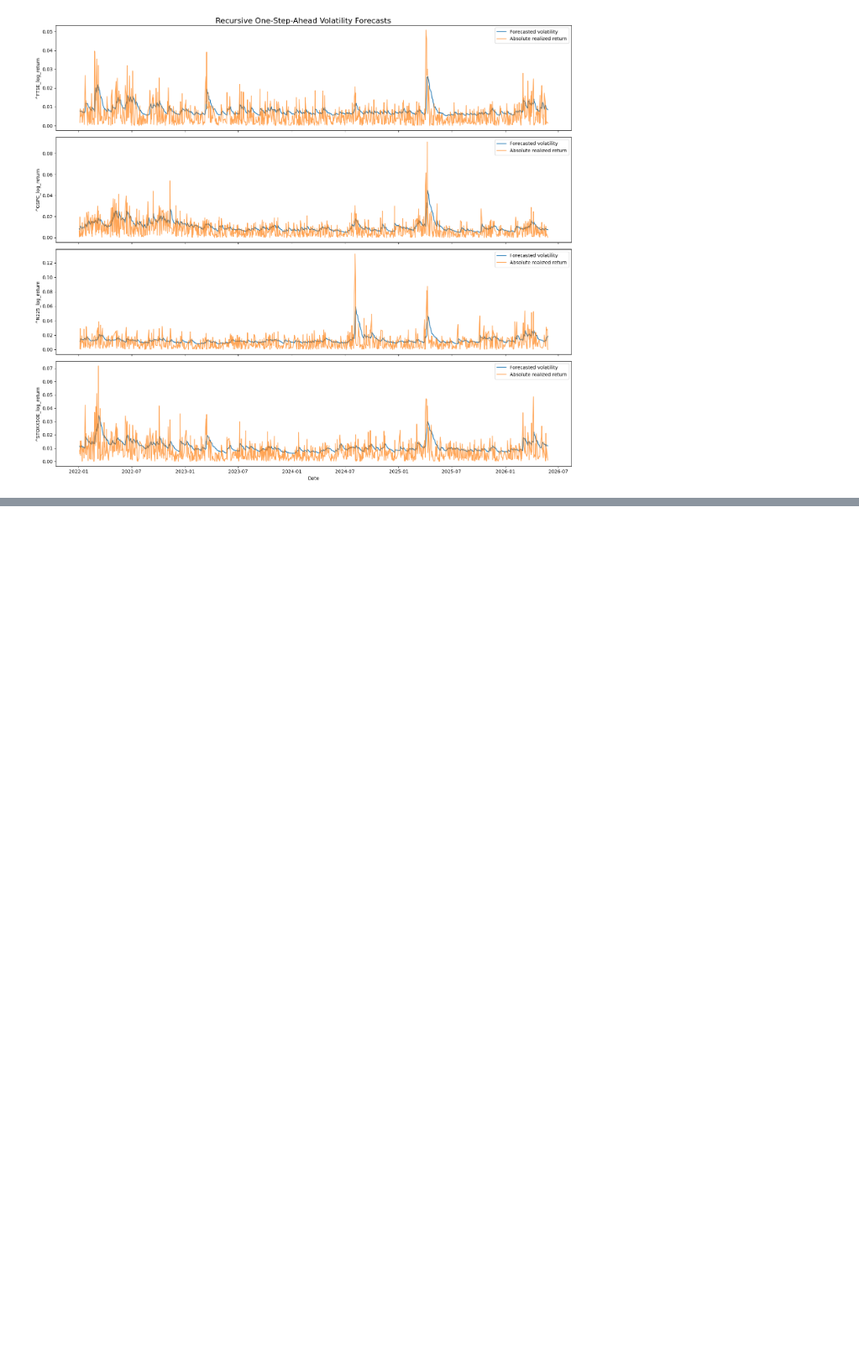
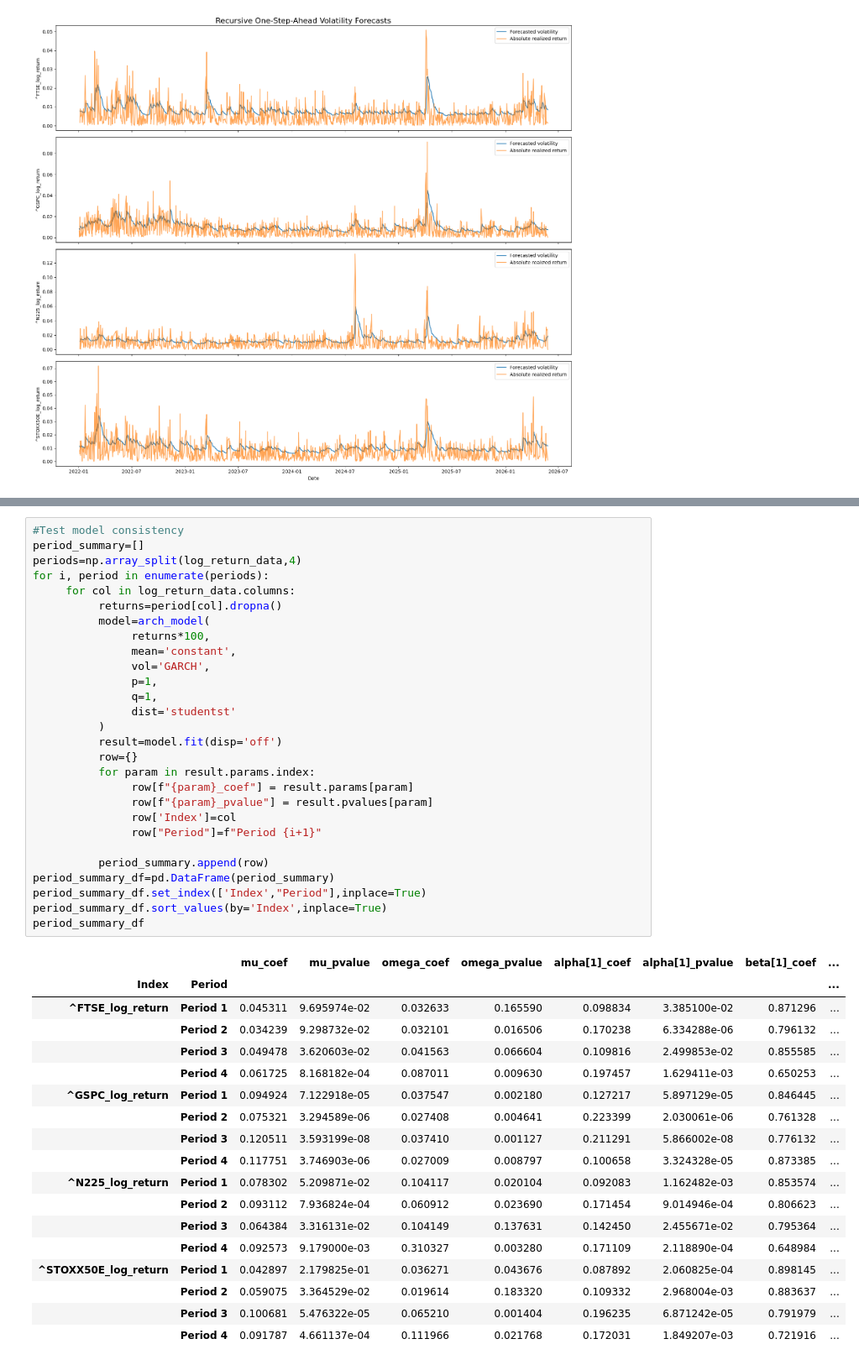
Before and after one commit to HYC518/Quant-Project, a Jupyter notebook: garch_project/notebooks/Garch_Model.ipynb, the cells around one changed output, grey strips where cells are left out. Shown at 84% size. Saved outputs shown, nothing was run; the diff lists cells and outputs as text; blank space fills up the shorter version.

```diff
--- a/Garch_project/notebooks/Garch_Model.ipynb
+++ b/garch_project/notebooks/Garch_Model.ipynb
@@ -600,0 +607,47 @@ plt.show()
+# %%
+#Test model consistency
+period_summary=[]
+periods=np.array_split(log_return_data,4)
+for i, period in enumerate(periods):
+     for col in log_return_data.columns:
+          returns=period[col].dropna()
+          model=arch_model(
+               returns*100,
+               mean='constant',
+               vol='GARCH',
+               p=1,
+               q=1,
+               dist='studentst'
+          )
+          result=model.fit(disp='off')
+          row={}
+          for param in result.params.index:
+               row[f"{param}_coef"] = result.params[param]
+               row[f"{param}_pvalue"] = result.pvalues[param]
+               row['Index']=col
+               row["Period"]=f"Period {i+1}"
+
+          period_summary.append(row)
+period_summary_df=pd.DataFrame(period_summary)
+period_summary_df.set_index(['Index',"Period"],inplace=True)
+period_summary_df.sort_values(by='Index',inplace=True)
+period_summary_df
+# %% [output]
+|  |  | mu_coef | mu_pvalue | omega_coef | omega_pvalue | alpha[1]_coef | alpha[1]_pvalue | beta[1]_coef | ... |
+| Index | Period |  |  |  |  |  |  |  | ... |
+| ^FTSE_log_return | Period 1 | 0.045311 | 9.695974e-02 | 0.032633 | 0.165590 | 0.098834 | 3.385100e-02 | 0.871296 | ... |
+|  | Period 2 | 0.034239 | 9.298732e-02 | 0.032101 | 0.016506 | 0.170238 | 6.334288e-06 | 0.796132 | ... |
+|  | Period 3 | 0.049478 | 3.620603e-02 | 0.041563 | 0.066604 | 0.109816 | 2.499853e-02 | 0.855585 | ... |
+|  | Period 4 | 0.061725 | 8.168182e-04 | 0.087011 | 0.009630 | 0.197457 | 1.629411e-03 | 0.650253 | ... |
+| ^GSPC_log_return | Period 1 | 0.094924 | 7.122918e-05 | 0.037547 | 0.002180 | 0.127217 | 5.897129e-05 | 0.846445 | ... |
+|  | Period 2 | 0.075321 | 3.294589e-06 | 0.027408 | 0.004641 | 0.223399 | 2.030061e-06 | 0.761328 | ... |
+|  | Period 3 | 0.120511 | 3.593199e-08 | 0.037410 | 0.001127 | 0.211291 | 5.866002e-08 | 0.776132 | ... |
+|  | Period 4 | 0.117751 | 3.746903e-06 | 0.027009 | 0.008797 | 0.100658 | 3.324328e-05 | 0.873385 | ... |
+| ^N225_log_return | Period 1 | 0.078302 | 5.209871e-02 | 0.104117 | 0.020104 | 0.092083 | 1.162482e-03 | 0.853574 | ... |
+|  | Period 2 | 0.093112 | 7.936824e-04 | 0.060912 | 0.023690 | 0.171454 | 9.014946e-04 | 0.806623 | ... |
+|  | Period 3 | 0.064384 | 3.316131e-02 | 0.104149 | 0.137631 | 0.142450 | 2.455671e-02 | 0.795364 | ... |
+|  | Period 4 | 0.092573 | 9.179000e-03 | 0.310327 | 0.003280 | 0.171109 | 2.118890e-04 | 0.648984 | ... |
+| ^STOXX50E_log_return | Period 1 | 0.042897 | 2.179825e-01 | 0.036271 | 0.043676 | 0.087892 | 2.060825e-04 | 0.898145 | ... |
+|  | Period 2 | 0.059075 | 3.364529e-02 | 0.019614 | 0.183320 | 0.109332 | 2.968004e-03 | 0.883637 | ... |
+|  | Period 3 | 0.100681 | 5.476322e-05 | 0.065210 | 0.001404 | 0.196235 | 6.871242e-05 | 0.791979 | ... |
+|  | Period 4 | 0.091787 | 4.661137e-04 | 0.111966 | 0.021768 | 0.172031 | 1.849207e-03 | 0.721916 | ... |
```
Also changed, not shown: parts of 3 cells of this notebook, 27 other files.
